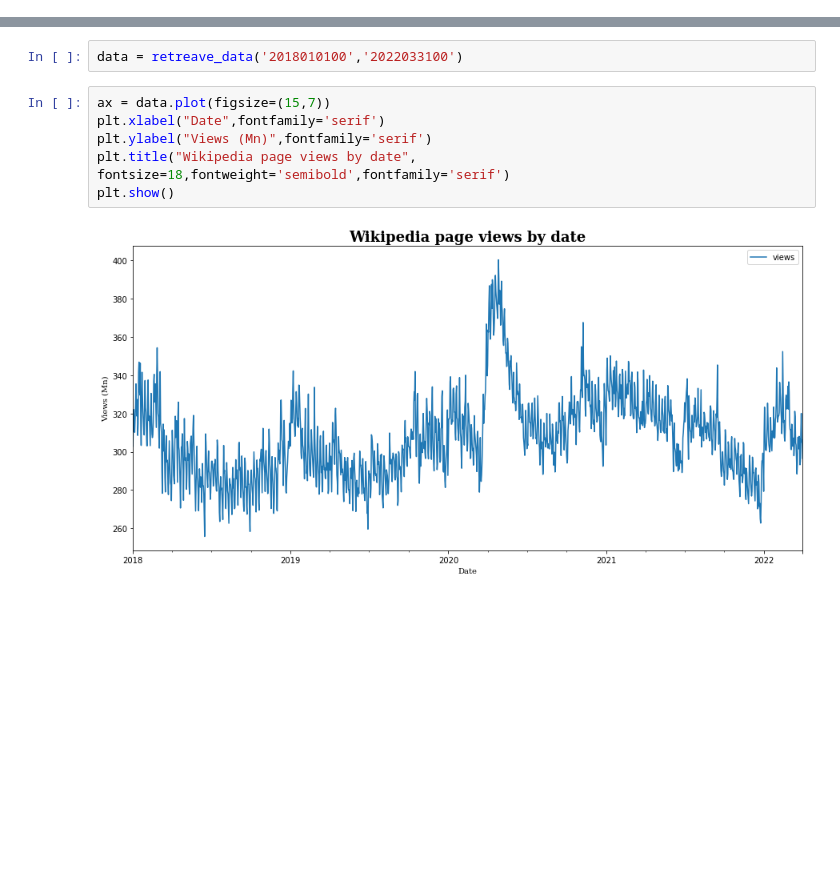
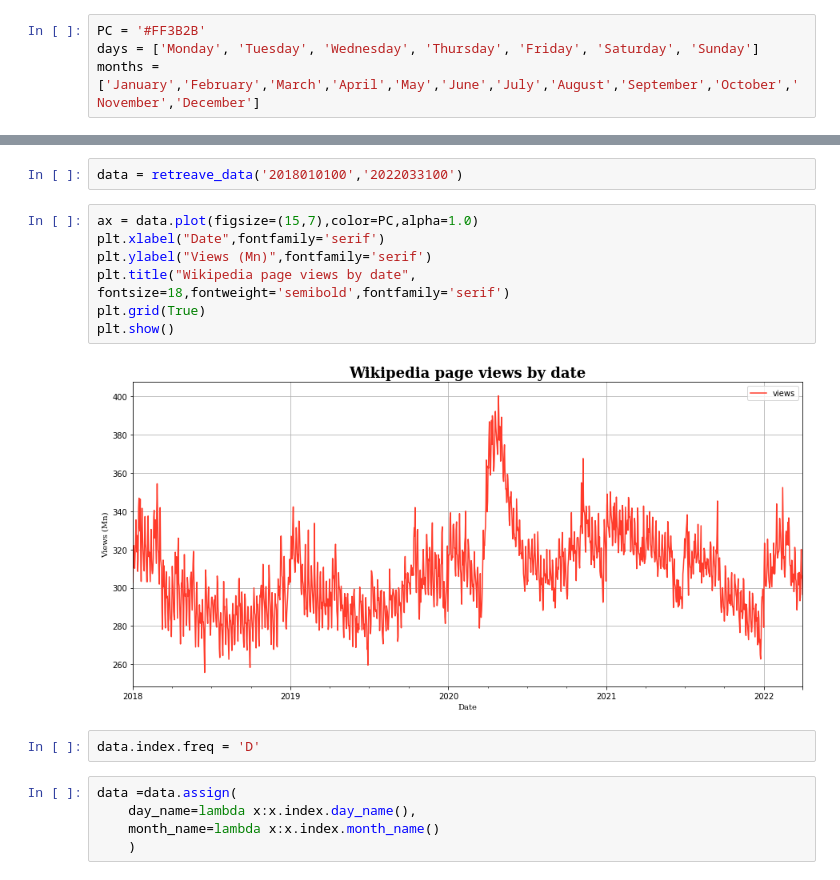
Before and after one commit to Ransaka/MyForecastingRepo, a Jupyter notebook: Getting Started/xgboost model.ipynb, the cells around one changed output, grey strips where cells are left out. Cells and saved outputs as stored; diff of their text form; blank space fills up the shorter version.

```diff
--- a/Getting Started/xgboost model.ipynb
+++ b/Getting Started/xgboost model.ipynb
@@ -8,3 +13,7 @@ from xgboost import XGBoostRegressior
+# %%
+PC = '#FF3B2B'
+days = ['Monday', 'Tuesday', 'Wednesday', 'Thursday', 'Friday', 'Saturday', 'Sunday']
+months = ['January','February','March','April','May','June','July','August','September','October','November','December']
 # %%
 def retreave_data(DS,DE):
 
@@ -25,10 +34,18 @@ def retreave_data(DS,DE):
 # %%
 data = retreave_data('2018010100','2022033100')
 # %%
-ax = data.plot(figsize=(15,7))
+ax = data.plot(figsize=(15,7),color=PC,alpha=1.0)
 plt.xlabel("Date",fontfamily='serif')
 plt.ylabel("Views (Mn)",fontfamily='serif')
 plt.title("Wikipedia page views by date", fontsize=18,fontweight='semibold',fontfamily='serif')
+plt.grid(True)
 plt.show()
 # %% [output]
-[figure, old version]
+[figure, new version]
+# %%
+data.index.freq = 'D'
+# %%
+data =data.assign(
+    day_name=lambda x:x.index.day_name(),
+    month_name=lambda x:x.index.month_name()
+    )
```
Also changed, not shown: parts of 33 cells of this notebook.
